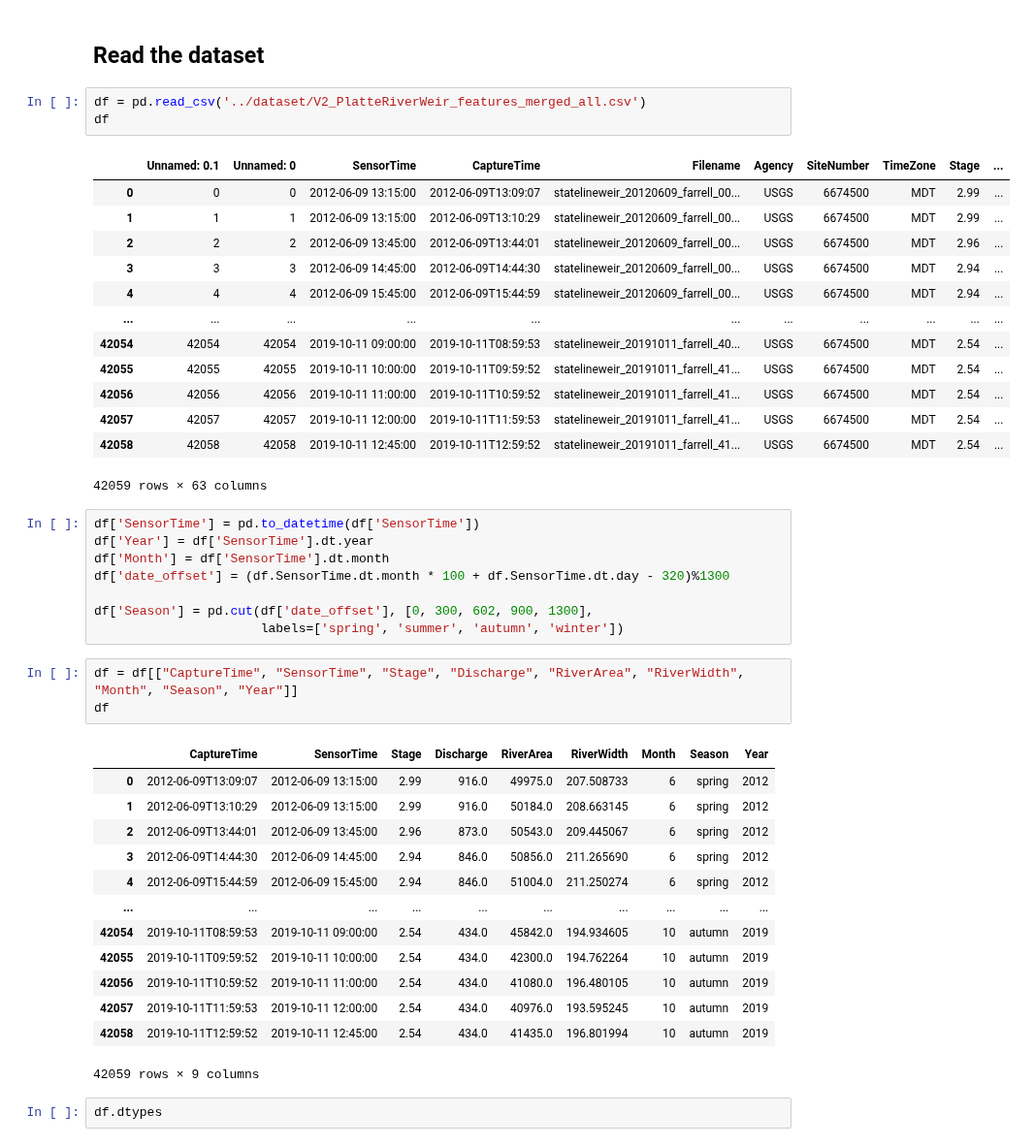
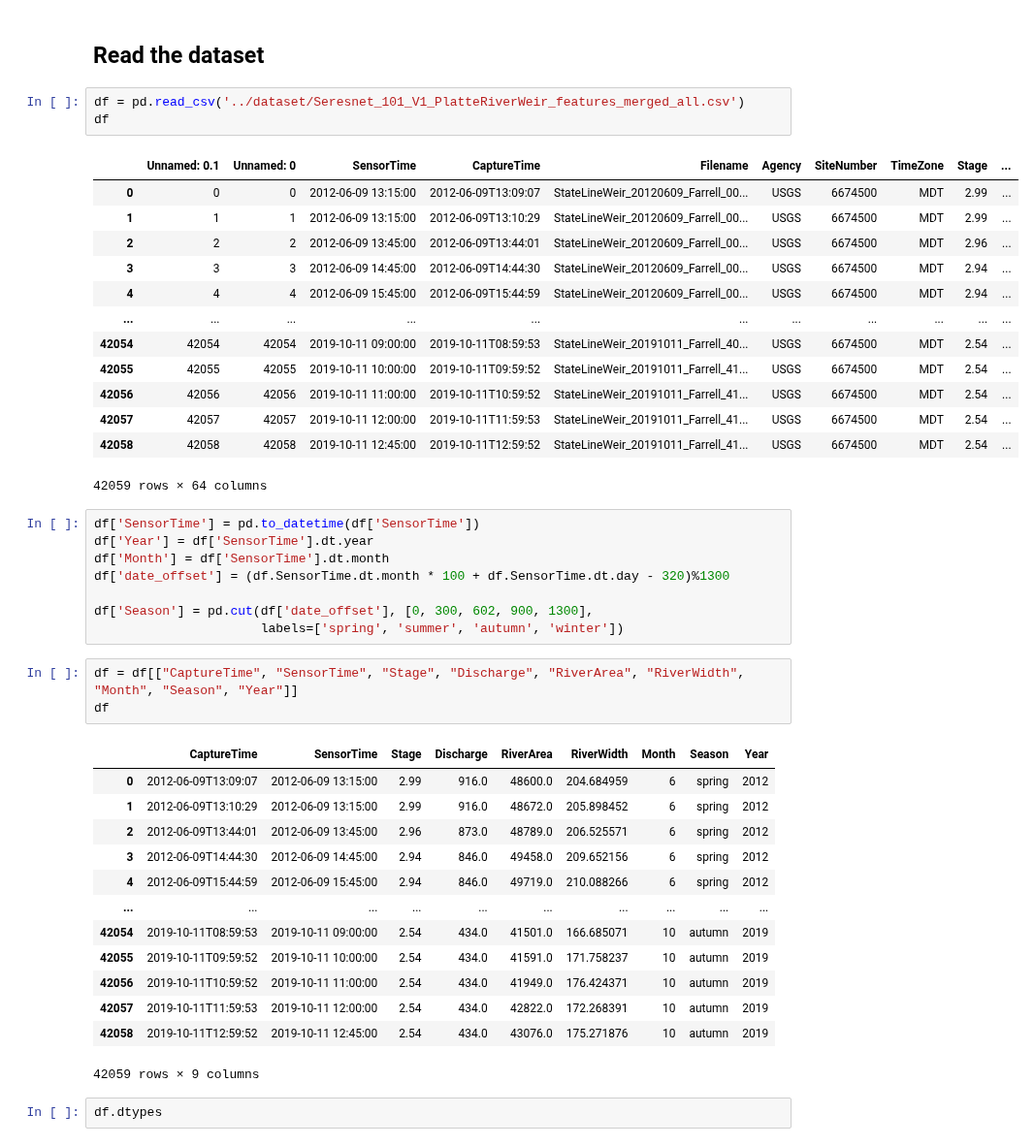
Before and after one commit to andresnowak/Hydrology_AI_project, a Jupyter notebook: models/models_results/MLPRegressor_Seg_v3_stage_1.ipynb, the cells around one changed output. Shown at 97% size. Saved outputs shown, nothing was run; the diff lists cells and outputs as text.

```diff
--- a/models/models_results/MLPRegressor_Seg_v3_stage_1.ipynb
+++ b/models/models_results/MLPRegressor_Seg_v3_stage_1.ipynb
@@ -35,22 +51,22 @@ df_info
 # %% [markdown]
 ## Read the dataset
 # %%
-df = pd.read_csv('../dataset/V2_PlatteRiverWeir_features_merged_all.csv')
+df = pd.read_csv('../dataset/Seresnet_101_V1_PlatteRiverWeir_features_merged_all.csv')
 df
 # %% [output]
 |  | Unnamed: 0.1 | Unnamed: 0 | SensorTime | CaptureTime | Filename | Agency | SiteNumber | TimeZone | Stage | ... |
-| 0 | 0 | 0 | 2012-06-09 13:15:00 | 2012-06-09T13:09:07 | statelineweir_20120609_farrell_00... | USGS | 6674500 | MDT | 2.99 | ... |
-| 1 | 1 | 1 | 2012-06-09 13:15:00 | 2012-06-09T13:10:29 | statelineweir_20120609_farrell_00... | USGS | 6674500 | MDT | 2.99 | ... |
-| 2 | 2 | 2 | 2012-06-09 13:45:00 | 2012-06-09T13:44:01 | statelineweir_20120609_farrell_00... | USGS | 6674500 | MDT | 2.96 | ... |
-| 3 | 3 | 3 | 2012-06-09 14:45:00 | 2012-06-09T14:44:30 | statelineweir_20120609_farrell_00... | USGS | 6674500 | MDT | 2.94 | ... |
-| 4 | 4 | 4 | 2012-06-09 15:45:00 | 2012-06-09T15:44:59 | statelineweir_20120609_farrell_00... | USGS | 6674500 | MDT | 2.94 | ... |
+| 0 | 0 | 0 | 2012-06-09 13:15:00 | 2012-06-09T13:09:07 | StateLineWeir_20120609_Farrell_00... | USGS | 6674500 | MDT | 2.99 | ... |
+| 1 | 1 | 1 | 2012-06-09 13:15:00 | 2012-06-09T13:10:29 | StateLineWeir_20120609_Farrell_00... | USGS | 6674500 | MDT | 2.99 | ... |
+| 2 | 2 | 2 | 2012-06-09 13:45:00 | 2012-06-09T13:44:01 | StateLineWeir_20120609_Farrell_00... | USGS | 6674500 | MDT | 2.96 | ... |
+| 3 | 3 | 3 | 2012-06-09 14:45:00 | 2012-06-09T14:44:30 | StateLineWeir_20120609_Farrell_00... | USGS | 6674500 | MDT | 2.94 | ... |
+| 4 | 4 | 4 | 2012-06-09 15:45:00 | 2012-06-09T15:44:59 | StateLineWeir_20120609_Farrell_00... | USGS | 6674500 | MDT | 2.94 | ... |
 | ... | ... | ... | ... | ... | ... | ... | ... | ... | ... | ... |
-| 42054 | 42054 | 42054 | 2019-10-11 09:00:00 | 2019-10-11T08:59:53 | statelineweir_20191011_farrell_40... | USGS | 6674500 | MDT | 2.54 | ... |
-| 42055 | 42055 | 42055 | 2019-10-11 10:00:00 | 2019-10-11T09:59:52 | statelineweir_20191011_farrell_41... | USGS | 6674500 | MDT | 2.54 | ... |
-| 42056 | 42056 | 42056 | 2019-10-11 11:00:00 | 2019-10-11T10:59:52 | statelineweir_20191011_farrell_41... | USGS | 6674500 | MDT | 2.54 | ... |
-| 42057 | 42057 | 42057 | 2019-10-11 12:00:00 | 2019-10-11T11:59:53 | statelineweir_20191011_farrell_41... | USGS | 6674500 | MDT | 2.54 | ... |
-| 42058 | 42058 | 42058 | 2019-10-11 12:45:00 | 2019-10-11T12:59:52 | statelineweir_20191011_farrell_41... | USGS | 6674500 | MDT | 2.54 | ... |
+| 42054 | 42054 | 42054 | 2019-10-11 09:00:00 | 2019-10-11T08:59:53 | StateLineWeir_20191011_Farrell_40... | USGS | 6674500 | MDT | 2.54 | ... |
+| 42055 | 42055 | 42055 | 2019-10-11 10:00:00 | 2019-10-11T09:59:52 | StateLineWeir_20191011_Farrell_41... | USGS | 6674500 | MDT | 2.54 | ... |
+| 42056 | 42056 | 42056 | 2019-10-11 11:00:00 | 2019-10-11T10:59:52 | StateLineWeir_20191011_Farrell_41... | USGS | 6674500 | MDT | 2.54 | ... |
+| 42057 | 42057 | 42057 | 2019-10-11 12:00:00 | 2019-10-11T11:59:53 | StateLineWeir_20191011_Farrell_41... | USGS | 6674500 | MDT | 2.54 | ... |
+| 42058 | 42058 | 42058 | 2019-10-11 12:45:00 | 2019-10-11T12:59:52 | StateLineWeir_20191011_Farrell_41... | USGS | 6674500 | MDT | 2.54 | ... |
-42059 rows × 63 columns
+42059 rows × 64 columns
 # %%
 df['SensorTime'] = pd.to_datetime(df['SensorTime'])
 df['Year'] = df['SensorTime'].dt.year
@@ -64,17 +80,17 @@ df = df[["CaptureTime", "SensorTime", "Stage", "Discharge", "RiverArea", "RiverW
 df
 # %% [output]
 |  | CaptureTime | SensorTime | Stage | Discharge | RiverArea | RiverWidth | Month | Season | Year |
-| 0 | 2012-06-09T13:09:07 | 2012-06-09 13:15:00 | 2.99 | 916.0 | 49975.0 | 207.508733 | 6 | spring | 2012 |
-| 1 | 2012-06-09T13:10:29 | 2012-06-09 13:15:00 | 2.99 | 916.0 | 50184.0 | 208.663145 | 6 | spring | 2012 |
-| 2 | 2012-06-09T13:44:01 | 2012-06-09 13:45:00 | 2.96 | 873.0 | 50543.0 | 209.445067 | 6 | spring | 2012 |
-| 3 | 2012-06-09T14:44:30 | 2012-06-09 14:45:00 | 2.94 | 846.0 | 50856.0 | 211.265690 | 6 | spring | 2012 |
-| 4 | 2012-06-09T15:44:59 | 2012-06-09 15:45:00 | 2.94 | 846.0 | 51004.0 | 211.250274 | 6 | spring | 2012 |
+| 0 | 2012-06-09T13:09:07 | 2012-06-09 13:15:00 | 2.99 | 916.0 | 48600.0 | 204.684959 | 6 | spring | 2012 |
+| 1 | 2012-06-09T13:10:29 | 2012-06-09 13:15:00 | 2.99 | 916.0 | 48672.0 | 205.898452 | 6 | spring | 2012 |
+| 2 | 2012-06-09T13:44:01 | 2012-06-09 13:45:00 | 2.96 | 873.0 | 48789.0 | 206.525571 | 6 | spring | 2012 |
+| 3 | 2012-06-09T14:44:30 | 2012-06-09 14:45:00 | 2.94 | 846.0 | 49458.0 | 209.652156 | 6 | spring | 2012 |
+| 4 | 2012-06-09T15:44:59 | 2012-06-09 15:45:00 | 2.94 | 846.0 | 49719.0 | 210.088266 | 6 | spring | 2012 |
 | ... | ... | ... | ... | ... | ... | ... | ... | ... | ... |
-| 42054 | 2019-10-11T08:59:53 | 2019-10-11 09:00:00 | 2.54 | 434.0 | 45842.0 | 194.934605 | 10 | autumn | 2019 |
-| 42055 | 2019-10-11T09:59:52 | 2019-10-11 10:00:00 | 2.54 | 434.0 | 42300.0 | 194.762264 | 10 | autumn | 2019 |
-| 42056 | 2019-10-11T10:59:52 | 2019-10-11 11:00:00 | 2.54 | 434.0 | 41080.0 | 196.480105 | 10 | autumn | 2019 |
-| 42057 | 2019-10-11T11:59:53 | 2019-10-11 12:00:00 | 2.54 | 434.0 | 40976.0 | 193.595245 | 10 | autumn | 2019 |
-| 42058 | 2019-10-11T12:59:52 | 2019-10-11 12:45:00 | 2.54 | 434.0 | 41435.0 | 196.801994 | 10 | autumn | 2019 |
+| 42054 | 2019-10-11T08:59:53 | 2019-10-11 09:00:00 | 2.54 | 434.0 | 41501.0 | 166.685071 | 10 | autumn | 2019 |
+| 42055 | 2019-10-11T09:59:52 | 2019-10-11 10:00:00 | 2.54 | 434.0 | 41591.0 | 171.758237 | 10 | autumn | 2019 |
+| 42056 | 2019-10-11T10:59:52 | 2019-10-11 11:00:00 | 2.54 | 434.0 | 41949.0 | 176.424371 | 10 | autumn | 2019 |
+| 42057 | 2019-10-11T11:59:53 | 2019-10-11 12:00:00 | 2.54 | 434.0 | 42822.0 | 172.268391 | 10 | autumn | 2019 |
+| 42058 | 2019-10-11T12:59:52 | 2019-10-11 12:45:00 | 2.54 | 434.0 | 43076.0 | 175.271876 | 10 | autumn | 2019 |
 42059 rows × 9 columns
 # %%
 df.dtypes
```
Also changed, not shown: parts of 17 cells of this notebook, 3 other files.
